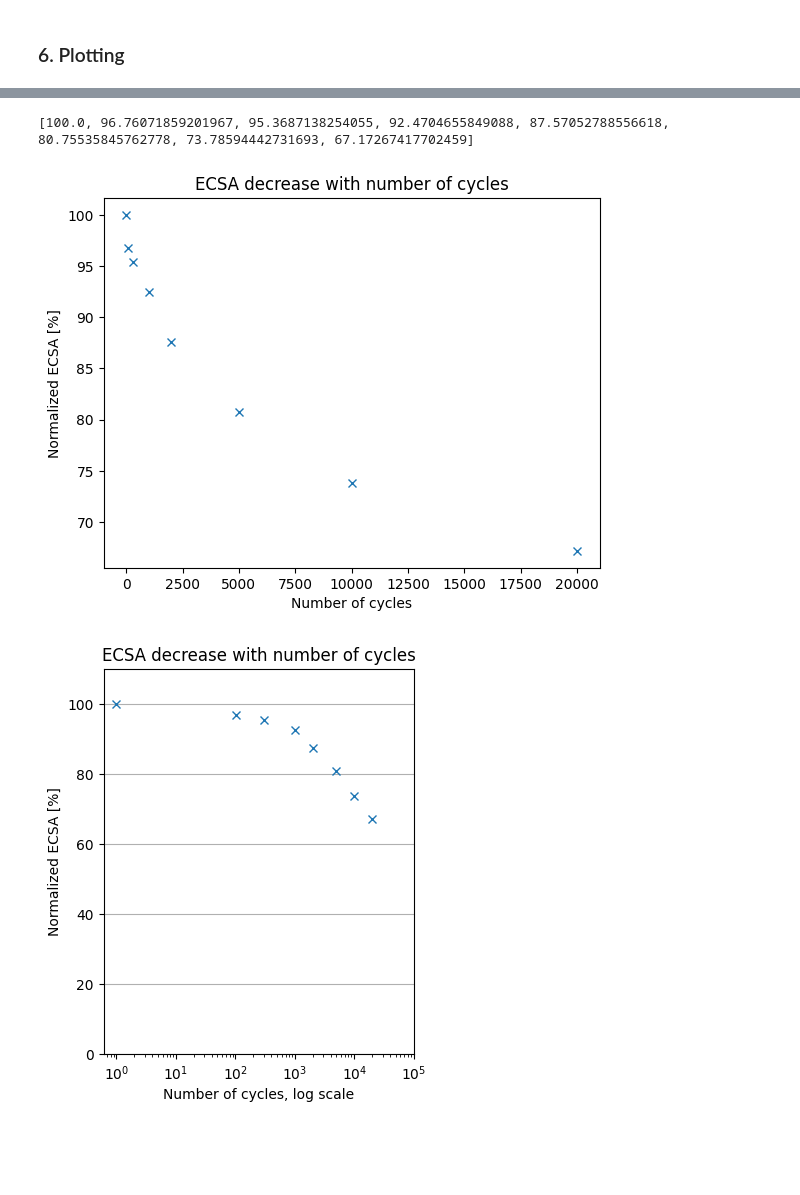
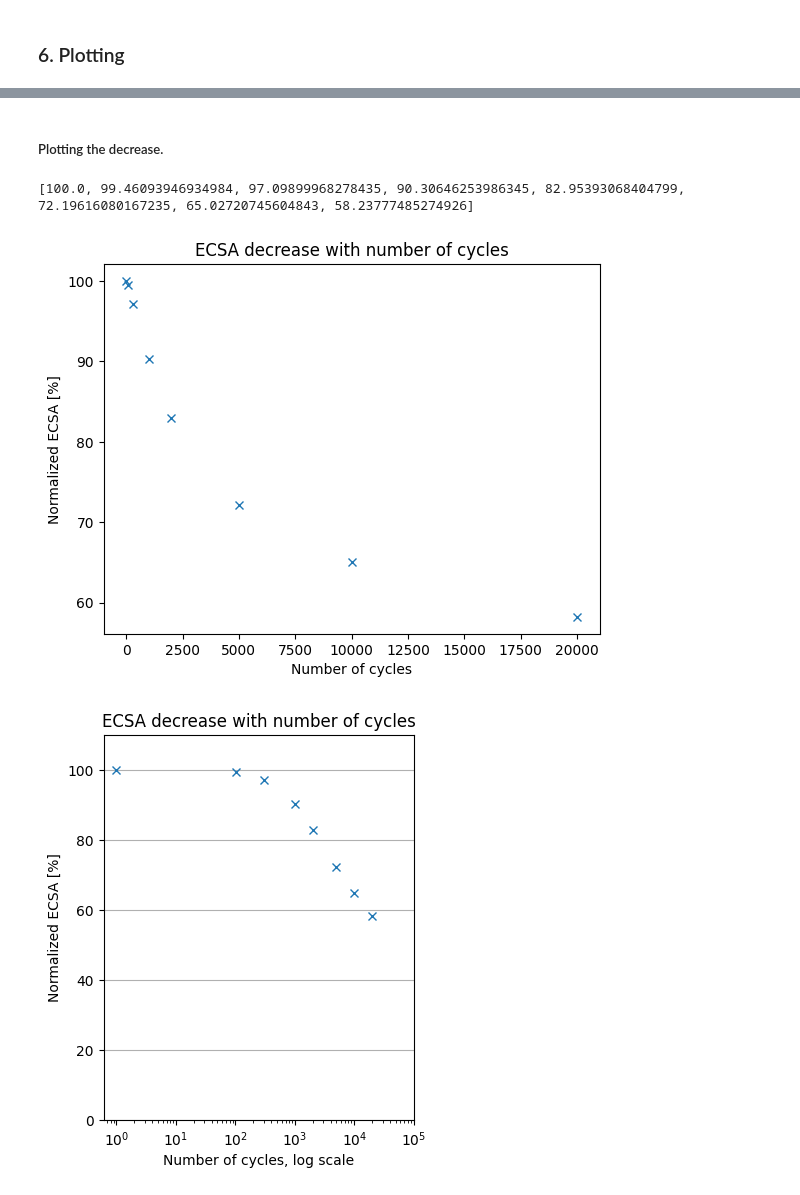
Before and after one commit to linneabjork/RDE_analysis, a Jupyter notebook: run_stability.ipynb, the cells around one changed output, grey strips where cells are left out. Drawn from its saved outputs; the diff is of its cells as text; code cells hidden in the pictures; blank space fills up the shorter version.

```diff
--- a/run_stability.ipynb
+++ b/run_stability.ipynb
@@ -37,0 +41,9 @@ index = 10                  # number of lines of info to be removed
+# %%
+%autoreload
+H2_file = filedialog.askopenfilename(title="Choose the file with CV under hydrogen.")
+V, I = get_voltage_current(H2_file, index)
+print("Chosen file:",H2_file)
+
+x_lower_limit = -0.3
+x_upper_limit = 0.05
+reference = reference_check(V, I, x_lower_limit, x_upper_limit)
@@ -97,6 +113,7 @@ if nbr_files == 1:
     V_RHE = copy.deepcopy(V)
     I_corrected = copy.deepcopy(I)
 
+    background_V_RHE = RHE_correction(background_V_RHE, reference)
     V_RHE = RHE_correction(V_RHE, reference)
     I_corrected = background_correction_current(I_corrected, background_I_RHE)
 else:
@@ -129,12 +146,12 @@ else:
 # %% [markdown]
 ### 6. Plotting
 # %%
+# Adapt to makrolist
 cycles = ['0', '100', '300', '1000', '2000', '5000','10000', '20000']
-colors = ['blue', '', 'orange', '', 'green', '', 'red', '', 'purple', '', 'brown', '', 'pink', '', 'grey']
 
 fig1, ax1 = plt.subplots()
-for i in range(0,len(data_matrix[0]),2):
-    ax1.plot(data_matrix[:,i], data_matrix[:,i+1])
+for i in range(0,len(data_RHE[0]),2):
+    ax1.plot(data_RHE[:,i], data_RHE[:,i+1])
 ax1.legend(cycles, loc='upper left')
 ax1.set_xlabel('E vs. RHE [V]')
 ax1.set_ylabel('j [mA]')
@@ -142,9 +159,9 @@ ax1.set_title("CO stripping")
 
 # Uncomment to get both background and CO in same plot
 fig2, ax2 = plt.subplots()
-for i in range(0,len(background_matrix[0]),2):
-    #ax2.plot(data_matrix[:,i],[1000*e for e in data_matrix[:,i+1]])
-    ax2.plot(background_matrix[:,i], background_matrix[:,i+1])
+for i in range(0,len(background_RHE[0]),2):
+    ax2.plot(background_RHE[:,i], background_RHE[:,i+1])
+    #ax2.plot(data_RHE[:,i], data_RHE[:,i+1])
 ax2.legend(cycles)
 ax2.set_xlabel('E vs. RHE [V]')
 ax2.set_ylabel('j [mA]')
@@ -169,17 +186,17 @@ Determining ECSA etc.
 # %%
 %autoreload
 lower_voltage = 0.06
-upper_voltage = 1
+upper_voltage = 1.09
 DL_start = 0.5   #NEED TO TUNE THIS
-DL_end = 0.55
-tolerence = 0.4
+DL_end = 0.58
+tolerence = 0.3
 
 ECSAs = []
 specific_ECSAs = []
-for i in range(0, len(data_matrix[0]), 2):
-    ecsa_calculation = ECSA_calculation(data_matrix[:,i], data_matrix[:,i+1], background_RHE[:,i], background_RHE[:,i+1])
+for i in range(0, len(data_RHE[0]), 2):
+    ecsa_calculation = ECSA_calculation(data_RHE[:,i], data_RHE[:,i+1], background_RHE[:,i], background_RHE[:,i+1])
 
-    ECSA, specific_ECSA = ecsa_calculation.calculating_ECSA(
+    specific_ECSA, ECSA = ecsa_calculation.calculating_ECSA(
         lower_voltage,
         upper_voltage,
         DL_start,
@@ -190,7 +207,7 @@ for i in range(0, len(data_matrix[0]), 2):
         Pt_mass,
     )
 
+    specific_ECSAs.append(specific_ECSA)
     ECSAs.append(ECSA)
-    specific_ECSAs.append(specific_ECSA)
 #ecsa_calculation.plotting()
 # %% [output]
@@ -243,26 +260,27 @@ ECSA HUPD: 1.271304524966001 cm2                Specific ECSA HUPD: 64.862475763
+# %% [markdown]
+##### Plotting the decrease.
 # %%
-# Plotting the decrease
 cycles_int = list(map(int, cycles))
-CO_areas = [row[0] for row in specific_ECSAs]
+CO_areas = [row[0] for row in ECSAs]
 normalized_areas = [100*i/CO_areas[0] for i in CO_areas]
 print(normalized_areas)
 
 fig1, ax1 = plt.subplots()
 ax1.plot(cycles_int, normalized_areas, 'x')
 ax1.set_xlabel("Number of cycles")
 ax1.set_ylabel("Normalized ECSA [%]")
 ax1.set_title("ECSA decrease with number of cycles")
 
 fig2 = plt.figure(figsize=(4,5))
 plt.plot([i+1 for i in cycles_int], normalized_areas, 'x')
 plt.semilogx()
 plt.ylim([0,110])
 plt.xlim([0,100000])
 plt.xlabel("Number of cycles, log scale")
 plt.ylabel("Normalized ECSA [%]")
 plt.title("ECSA decrease with number of cycles")
 plt.grid(axis='y')
 # %% [output]
-[100.0, 96.76071859201967, 95.3687138254055, 92.4704655849088, 87.57052788556618, 80.75535845762778, 73.78594442731693, 67.17267417702459]
+[100.0, 99.46093946934984, 97.09899968278435, 90.30646253986345, 82.95393068404799, 72.19616080167235, 65.02720745604843, 58.23777485274926]
-[figure, old version]
+[figure, new version]
-[figure, old version]
+[figure, new version]
```
Also changed, not shown: parts of 19 cells of this notebook, 1 other file.
